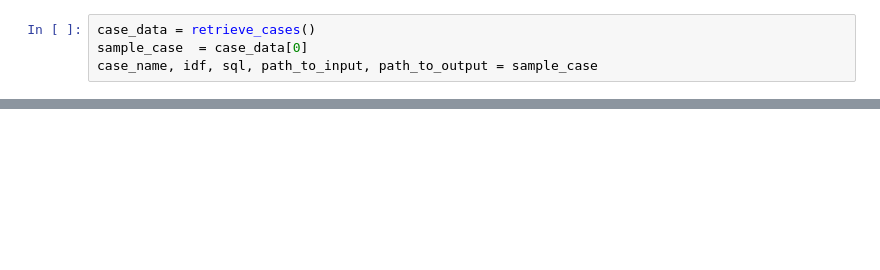
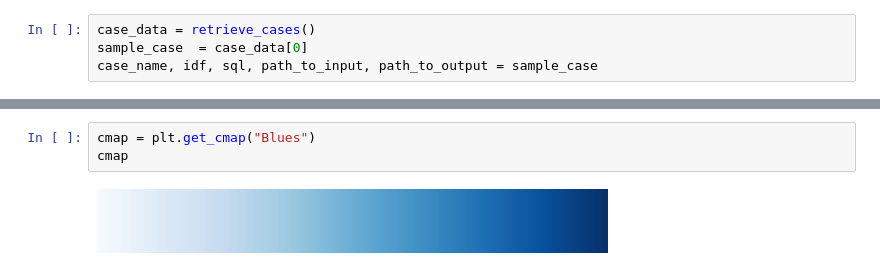
Before and after one commit to juliet29/plan2EPlus, a Jupyter notebook: _notebooks/t05_svg2plan.ipynb, the cells around one changed output, grey strips where cells are left out. Cells and saved outputs as stored; diff of their text form; blank space fills up the shorter version.

```diff
--- a/_notebooks/t05_svg2plan.ipynb
+++ b/_notebooks/t05_svg2plan.ipynb
@@ -147,0 +123,5 @@ g = add_displot_labels(g, sample_case, curr_qoi)
+# %%
+cmap = plt.get_cmap("Blues")
+cmap
+# %% [output]
+[figure, added]
```
Also changed, not shown: parts of 23 cells of this notebook, 3 other files.
